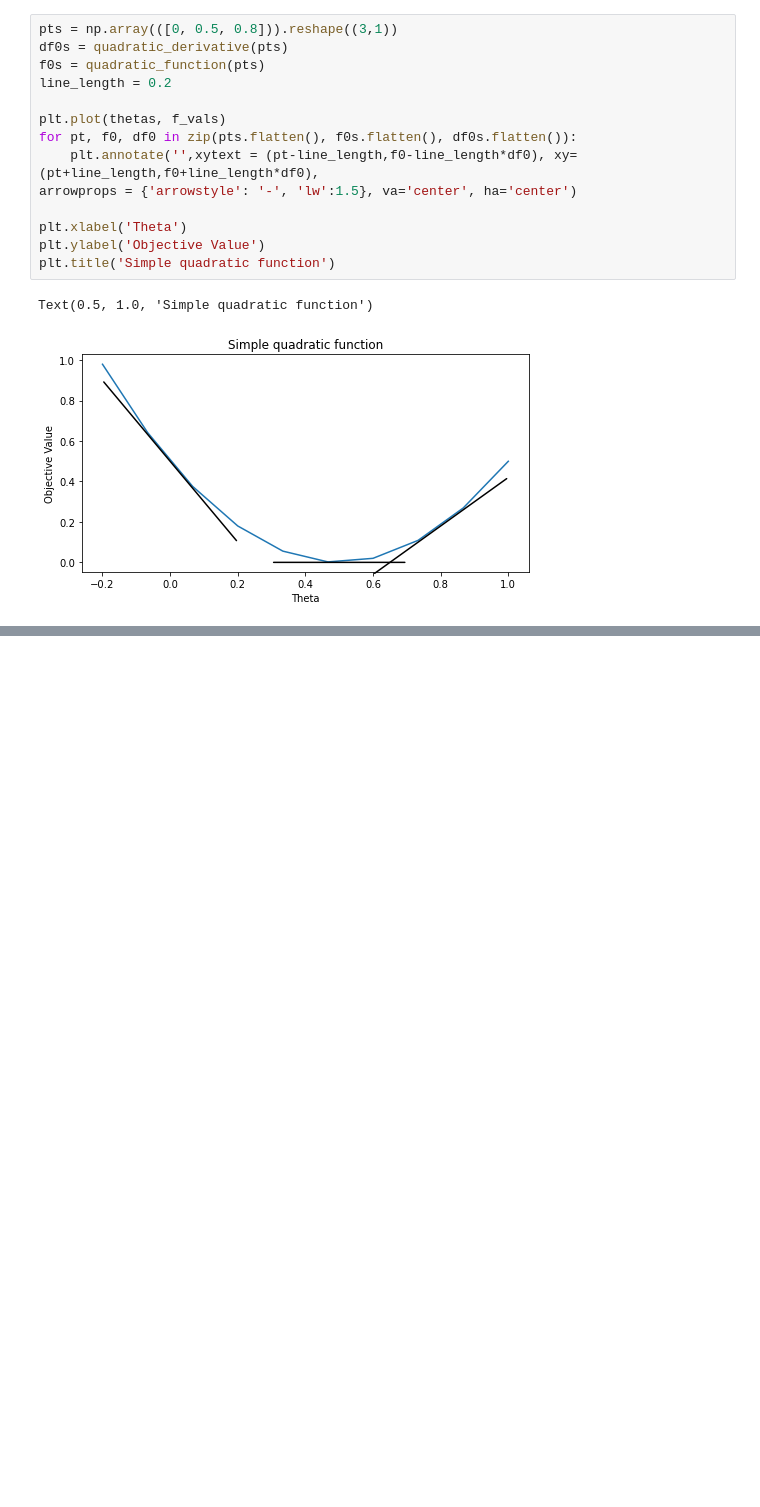
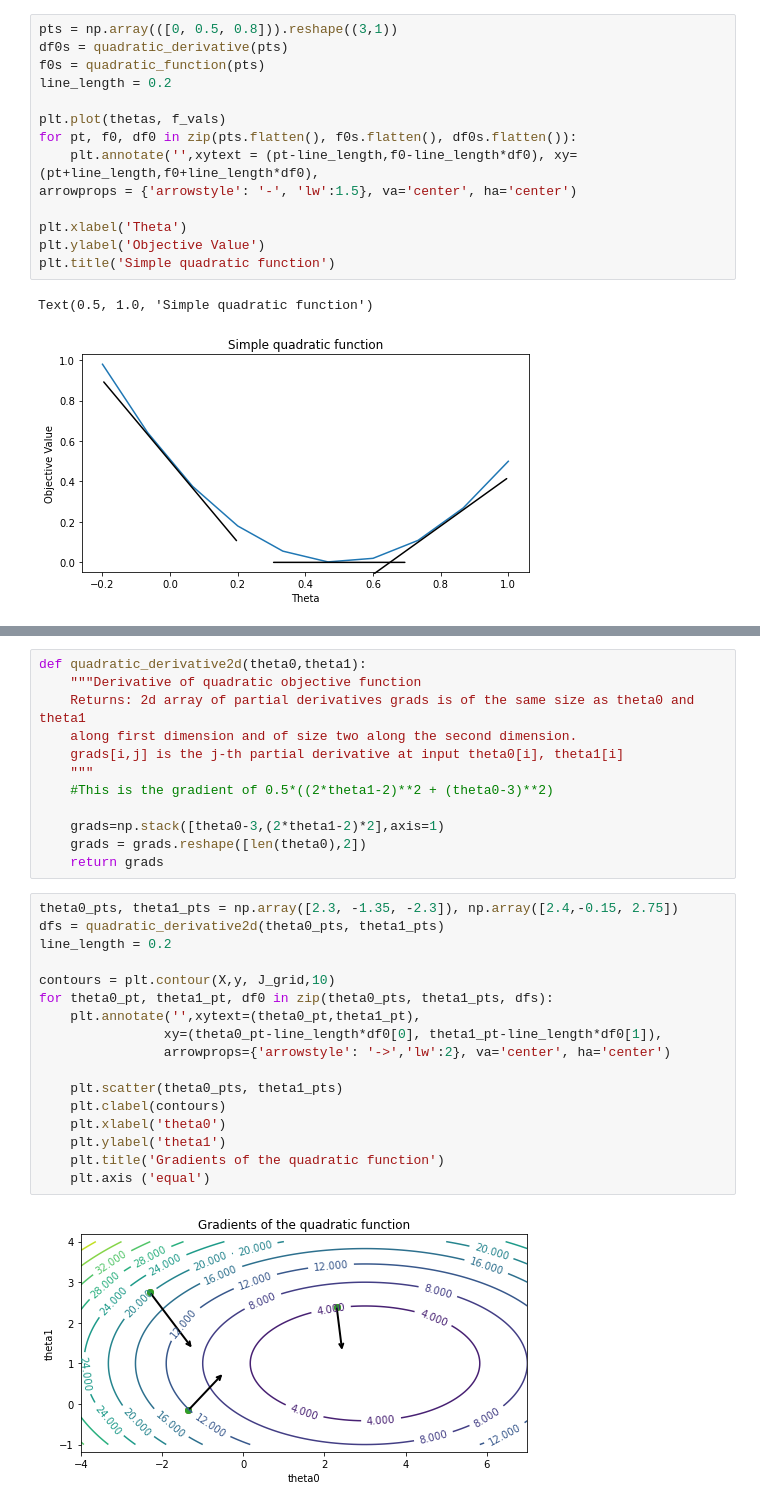
Before and after one commit to sonitaills/Learning-machine-learning, a Jupyter notebook: Lecture 3 - part 1 - Optimization and Calculus.ipynb, the cells around one changed output, grey strips where cells are left out. Saved outputs shown, nothing was run; the diff lists cells and outputs as text; blank space fills up the shorter version.

```diff
--- a/Lecture 3 - part 1 - Optimization and Calculus.ipynb
+++ b/Lecture 3 - part 1 - Optimization and Calculus.ipynb
@@ -64,0 +93,31 @@ Stopped at 12:36
+# %%
+def quadratic_derivative2d(theta0,theta1):
+    """Derivative of quadratic objective function
+    Returns: 2d array of partial derivatives grads is of the same size as theta0 and theta1
+    along first dimension and of size two along the second dimension.
+    grads[i,j] is the j-th partial derivative at input theta0[i], theta1[i]
+    """
+    #This is the gradient of 0.5*((2*theta1-2)**2 + (theta0-3)**2)
+
+    grads=np.stack([theta0-3,(2*theta1-2)*2],axis=1)
+    grads = grads.reshape([len(theta0),2])
+    return grads
+# %%
+theta0_pts, theta1_pts = np.array([2.3, -1.35, -2.3]), np.array([2.4,-0.15, 2.75])
+dfs = quadratic_derivative2d(theta0_pts, theta1_pts)
+line_length = 0.2
+
+contours = plt.contour(X,y, J_grid,10)
+for theta0_pt, theta1_pt, df0 in zip(theta0_pts, theta1_pts, dfs):
+    plt.annotate('',xytext=(theta0_pt,theta1_pt),
+                xy=(theta0_pt-line_length*df0[0], theta1_pt-line_length*df0[1]),
+                arrowprops={'arrowstyle': '->','lw':2}, va='center', ha='center')
+
+    plt.scatter(theta0_pts, theta1_pts)
+    plt.clabel(contours)
+    plt.xlabel('theta0')
+    plt.ylabel('theta1')
+    plt.title('Gradients of the quadratic function')
+    plt.axis ('equal')
+# %% [output]
+[figure, added]
```
Also changed, not shown: parts of 8 cells of this notebook.
